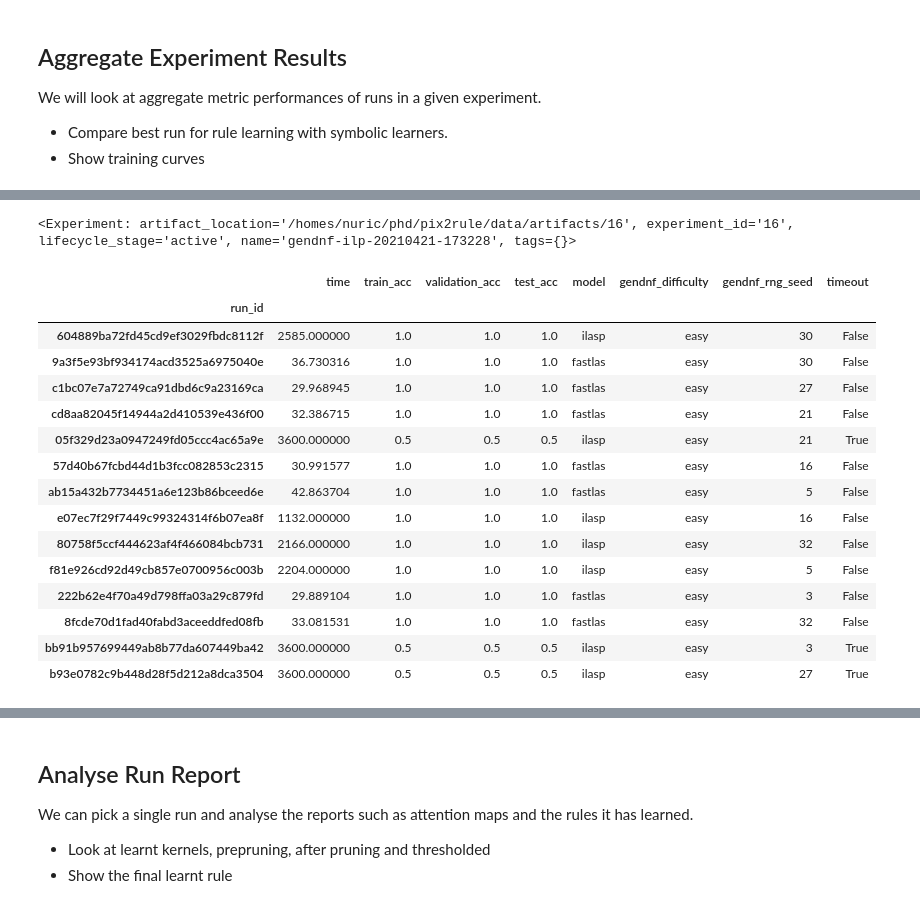
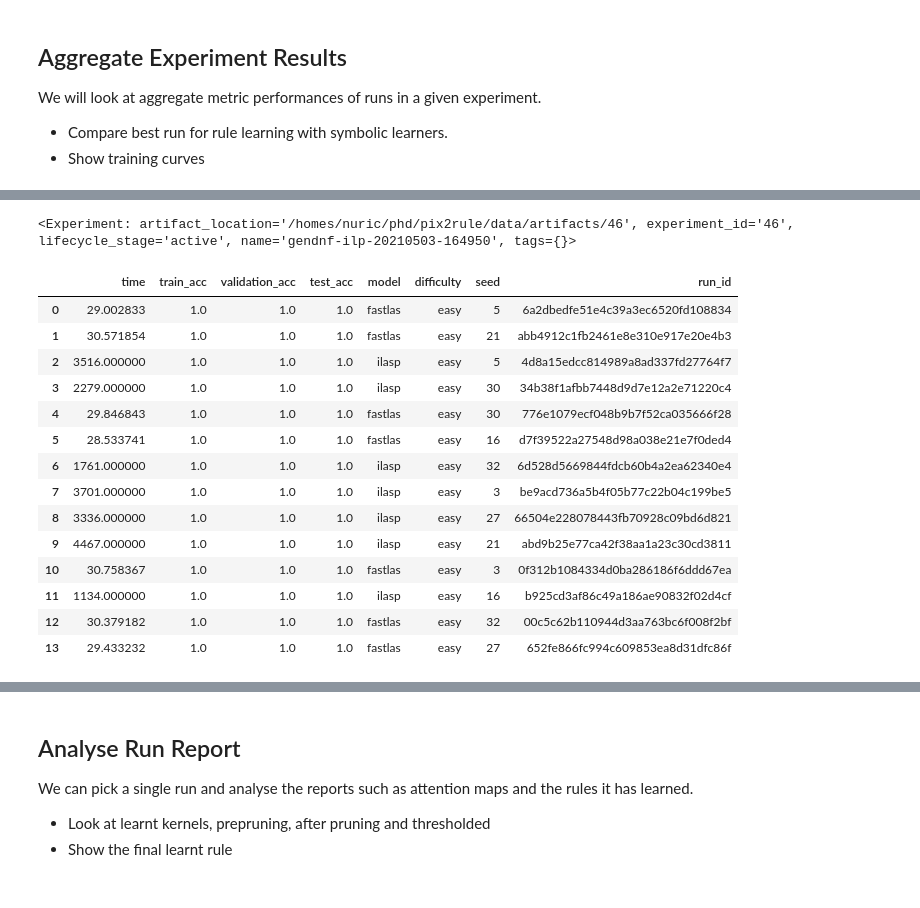
Before and after one commit to nuric/pix2rule, a Jupyter notebook: analyse_gendnf.ipynb, the cells around one changed output, grey strips where cells are left out. Saved outputs shown, nothing was run; the diff lists cells and outputs as text; code cells hidden in the pictures.

```diff
--- a/analyse_gendnf.ipynb
+++ b/analyse_gendnf.ipynb
@@ -183,31 +240,29 @@ sns.relplot(x='epoch', y='value', hue='variable', kind='line', col='gendnf_diffi
 # %%
 # Collect the ILP comparison
-ilp_exp_name = "gendnf-ilp-20210421-173228"
-#experiment_name = exp_list[-1]
+ilp_exp_name = "gendnf-ilp-20210503-164950"
 ilpexp = mlclient.get_experiment_by_name(ilp_exp_name)
 print(ilpexp)
 ilp_data =  utils.analysis.collect_experiment_data(ilp_exp_name, mlclient)
-ilp_data.set_index('run_id', inplace=True)
-fields = ['time', 'train_acc', 'validation_acc', 'test_acc', 'train_type', 'gendnf_difficulty', 'gendnf_rng_seed']
+ilp_data.reset_index(drop=True, inplace=True)
+assert ilp_data.index.is_unique, "Non-unique run ids for ILP data."
+fields = ['time', 'train_acc', 'validation_acc', 'test_acc', 'train_type', 'gendnf_difficulty', 'gendnf_rng_seed', 'run_id']
 ilp_data = ilp_data[fields]
-ilp_data = ilp_data.assign(timeout=ilp_data['time'] == 3600)
-ilp_data.rename(columns={'train_type': 'model'}, inplace=True)
+ilp_data.rename(columns={'train_type': 'model', 'gendnf_difficulty': 'difficulty', 'gendnf_rng_seed': 'seed'}, inplace=True)
 ilp_data
 # %% [output]
-<Experiment: artifact_location='/homes/nuric/phd/pix2rule/data/artifacts/16', experiment_id='16', lifecycle_stage='active', name='gendnf-ilp-20210421-173228', tags={}>
+<Experiment: artifact_location='/homes/nuric/phd/pix2rule/data/artifacts/46', experiment_id='46', lifecycle_stage='active', name='gendnf-ilp-20210503-164950', tags={}>
-|  | time | train_acc | validation_acc | test_acc | model | gendnf_difficulty | gendnf_rng_seed | timeout |
-| run_id |  |  |  |  |  |  |  |  |
-| 604889ba72fd45cd9ef3029fbdc8112f | 2585.000000 | 1.0 | 1.0 | 1.0 | ilasp | easy | 30 | False |
-| 9a3f5e93bf934174acd3525a6975040e | 36.730316 | 1.0 | 1.0 | 1.0 | fastlas | easy | 30 | False |
-| c1bc07e7a72749ca91dbd6c9a23169ca | 29.968945 | 1.0 | 1.0 | 1.0 | fastlas | easy | 27 | False |
-| cd8aa82045f14944a2d410539e436f00 | 32.386715 | 1.0 | 1.0 | 1.0 | fastlas | easy | 21 | False |
-| 05f329d23a0947249fd05ccc4ac65a9e | 3600.000000 | 0.5 | 0.5 | 0.5 | ilasp | easy | 21 | True |
-| 57d40b67fcbd44d1b3fcc082853c2315 | 30.991577 | 1.0 | 1.0 | 1.0 | fastlas | easy | 16 | False |
-| ab15a432b7734451a6e123b86bceed6e | 42.863704 | 1.0 | 1.0 | 1.0 | fastlas | easy | 5 | False |
-| e07ec7f29f7449c99324314f6b07ea8f | 1132.000000 | 1.0 | 1.0 | 1.0 | ilasp | easy | 16 | False |
-| 80758f5ccf444623af4f466084bcb731 | 2166.000000 | 1.0 | 1.0 | 1.0 | ilasp | easy | 32 | False |
-| f81e926cd92d49cb857e0700956c003b | 2204.000000 | 1.0 | 1.0 | 1.0 | ilasp | easy | 5 | False |
-| 222b62e4f70a49d798ffa03a29c879fd | 29.889104 | 1.0 | 1.0 | 1.0 | fastlas | easy | 3 | False |
-| 8fcde70d1fad40fabd3aceeddfed08fb | 33.081531 | 1.0 | 1.0 | 1.0 | fastlas | easy | 32 | False |
-| bb91b957699449ab8b77da607449ba42 | 3600.000000 | 0.5 | 0.5 | 0.5 | ilasp | easy | 3 | True |
-| b93e0782c9b448d28f5d212a8dca3504 | 3600.000000 | 0.5 | 0.5 | 0.5 | ilasp | easy | 27 | True |
+|  | time | train_acc | validation_acc | test_acc | model | difficulty | seed | run_id |
+| 0 | 29.002833 | 1.0 | 1.0 | 1.0 | fastlas | easy | 5 | 6a2dbedfe51e4c39a3ec6520fd108834 |
+| 1 | 30.571854 | 1.0 | 1.0 | 1.0 | fastlas | easy | 21 | abb4912c1fb2461e8e310e917e20e4b3 |
+| 2 | 3516.000000 | 1.0 | 1.0 | 1.0 | ilasp | easy | 5 | 4d8a15edcc814989a8ad337fd27764f7 |
+| 3 | 2279.000000 | 1.0 | 1.0 | 1.0 | ilasp | easy | 30 | 34b38f1afbb7448d9d7e12a2e71220c4 |
+| 4 | 29.846843 | 1.0 | 1.0 | 1.0 | fastlas | easy | 30 | 776e1079ecf048b9b7f52ca035666f28 |
+| 5 | 28.533741 | 1.0 | 1.0 | 1.0 | fastlas | easy | 16 | d7f39522a27548d98a038e21e7f0ded4 |
+| 6 | 1761.000000 | 1.0 | 1.0 | 1.0 | ilasp | easy | 32 | 6d528d5669844fdcb60b4a2ea62340e4 |
+| 7 | 3701.000000 | 1.0 | 1.0 | 1.0 | ilasp | easy | 3 | be9acd736a5b4f05b77c22b04c199be5 |
+| 8 | 3336.000000 | 1.0 | 1.0 | 1.0 | ilasp | easy | 27 | 66504e228078443fb70928c09bd6d821 |
+| 9 | 4467.000000 | 1.0 | 1.0 | 1.0 | ilasp | easy | 21 | abd9b25e77ca42f38aa1a23c30cd3811 |
+| 10 | 30.758367 | 1.0 | 1.0 | 1.0 | fastlas | easy | 3 | 0f312b1084334d0ba286186f6ddd67ea |
+| 11 | 1134.000000 | 1.0 | 1.0 | 1.0 | ilasp | easy | 16 | b925cd3af86c49a186ae90832f02d4cf |
+| 12 | 30.379182 | 1.0 | 1.0 | 1.0 | fastlas | easy | 32 | 00c5c62b110944d3aa763bc6f008f2bf |
+| 13 | 29.433232 | 1.0 | 1.0 | 1.0 | fastlas | easy | 27 | 652fe866fc994c609853ea8d31dfc86f |
```
Also changed, not shown: parts of 27 cells of this notebook.
